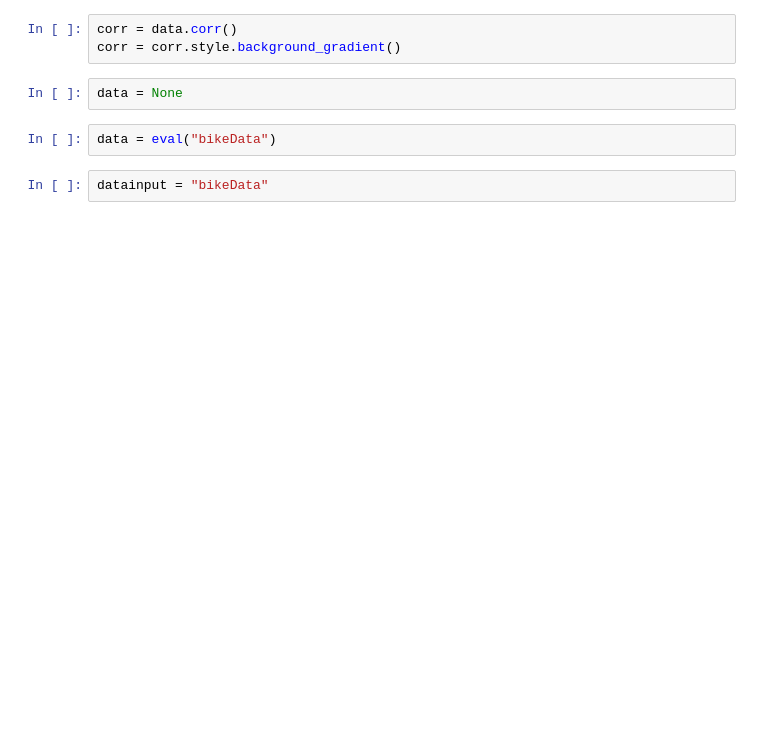
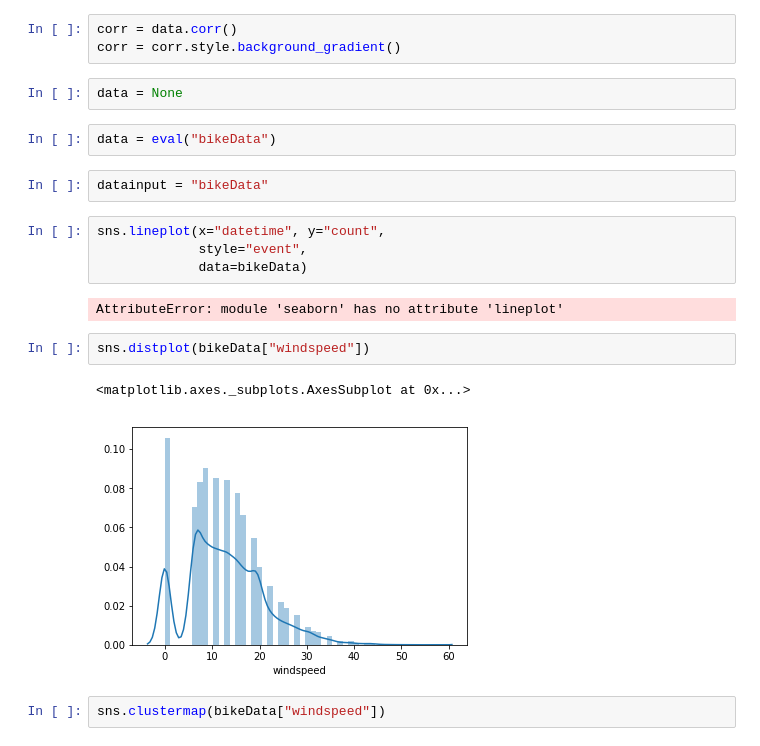
Before and after one commit to bryantran04/DatumTheExplorer, a Jupyter notebook: DatumTheExplorer.ipynb, the cells around one changed output. Cells and saved outputs as stored; diff of their text form; blank space fills up the shorter version.

```diff
--- a/DatumTheExplorer.ipynb
+++ b/DatumTheExplorer.ipynb
@@ -287,3 +251,16 @@ data = None
 data = eval("bikeData")
 # %%
 datainput = "bikeData"
+# %%
+sns.lineplot(x="datetime", y="count",
+             style="event",
+             data=bikeData)
+# %% [output]
+AttributeError: module 'seaborn' has no attribute 'lineplot'
+# %%
+sns.distplot(bikeData["windspeed"])
+# %% [output]
+<matplotlib.axes._subplots.AxesSubplot at 0x...>
+[figure, added]
+# %%
+sns.clustermap(bikeData["windspeed"])
```
Also changed, not shown: parts of 5 cells of this notebook.
